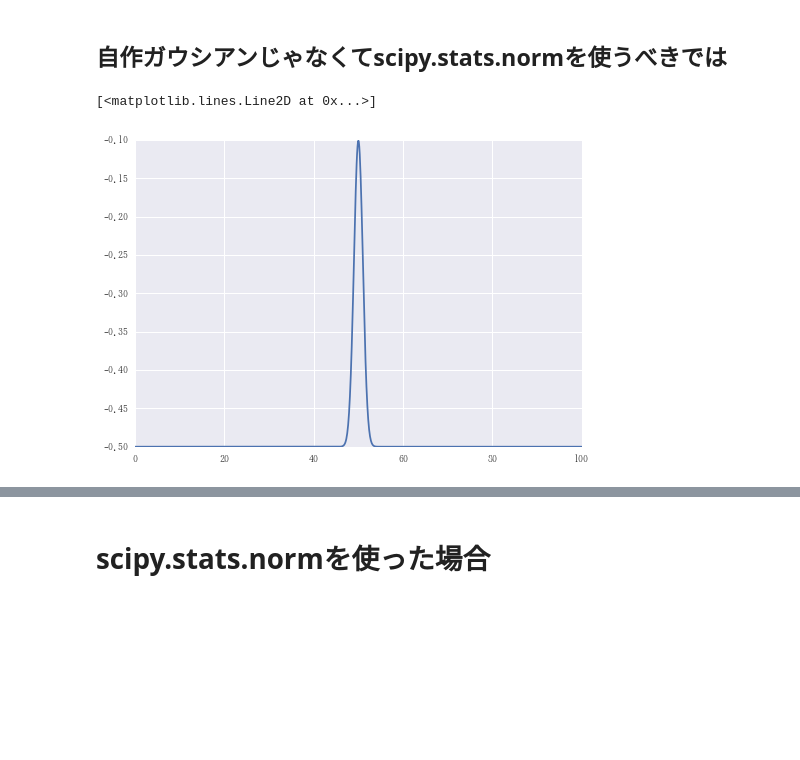
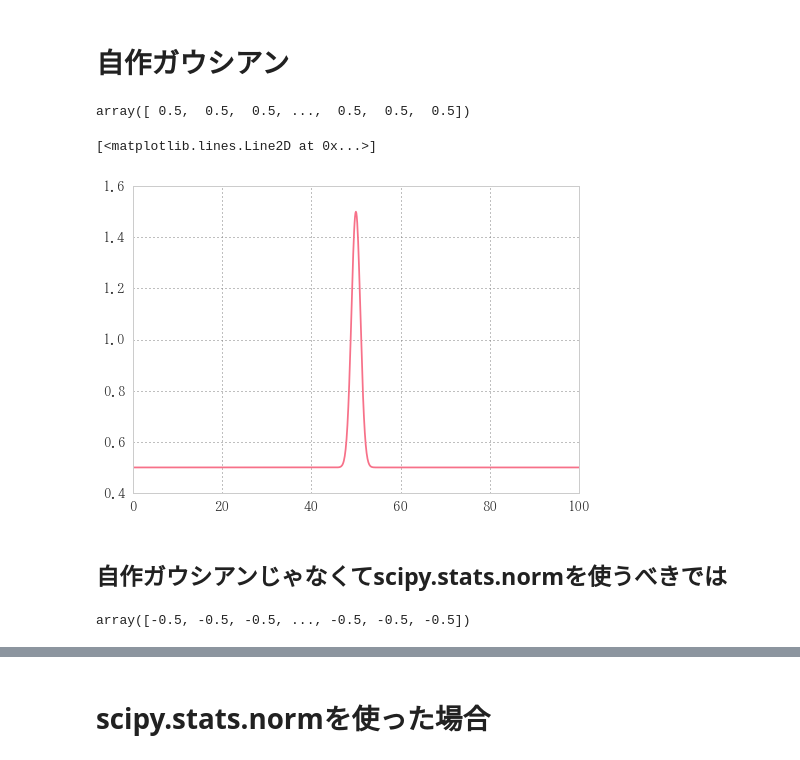
Before and after one commit to u1and0/SAtraceFit, a Jupyter notebook: fit_lab/fit_lab.ipynb, the cells around one changed output, grey strips where cells are left out. Cells and saved outputs as stored; diff of their text form; code cells hidden in the pictures; blank space fills up the shorter version.

```diff
--- a/fit_lab.ipynb
+++ b/fit_lab/fit_lab.ipynb
@@ -7,3 +1,5 @@ aa, mu, si = 1, 50, 1
+# %% [markdown]
+# 自作ガウシアン
 # %%
 def gauss(x, a, mu, si):
     """
@@ -16,10 +17,17 @@ def gauss(x, a, mu, si):
+# %%
+g= gauss(x, a, mu, si); g
+# %% [output]
+array([ 0.5,  0.5,  0.5, ...,  0.5,  0.5,  0.5])
+# %%
+plt.plot(x, g)
+# %% [output]
+[<matplotlib.lines.Line2D at 0x...>]
+[figure, added]
 # %% [markdown]
 ## 自作ガウシアンじゃなくてscipy.stats.normを使うべきでは
 # %%
 from  scipy.stats import norm
 # %%
-z=norm.pdf(xx, loc=50, scale=1)-0.5
-plt.plot(xx,z)
+z=norm.pdf(x, loc=50, scale=1)-0.5; z
 # %% [output]
-[<matplotlib.lines.Line2D at 0x...>]
+array([-0.5, -0.5, -0.5, ..., -0.5, -0.5, -0.5])
-[figure, removed]
```
Also changed, not shown: parts of 28 cells of this notebook, 29 other files.
